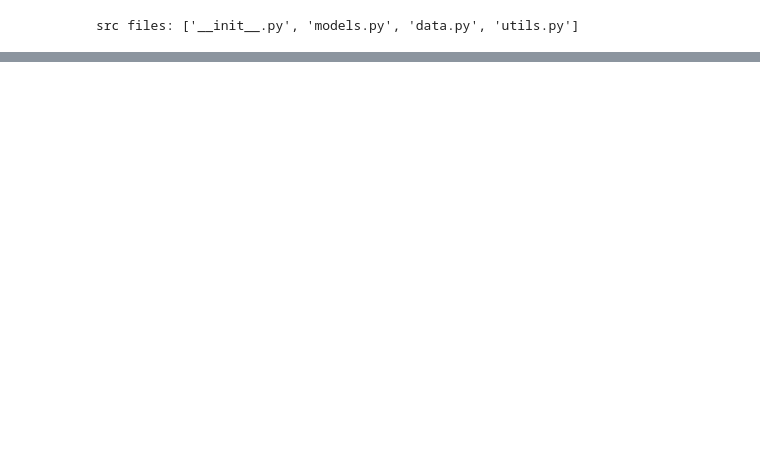
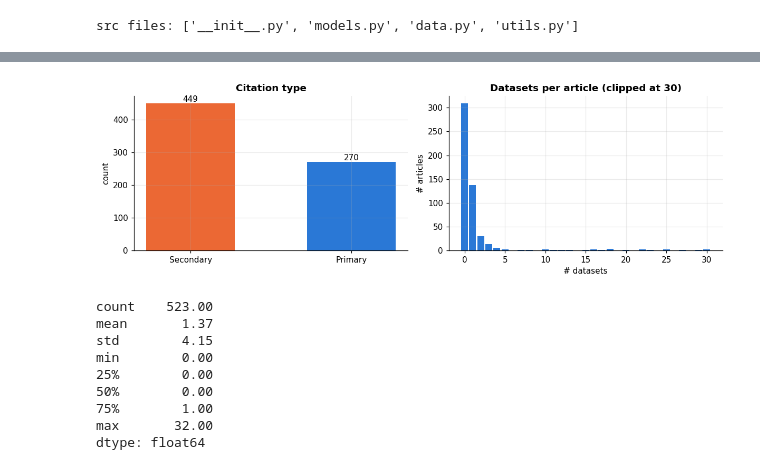
Before and after one commit to ummugulsumciftci/GROUP30_CENG313, a Jupyter notebook: assignment1_eda_baseline.ipynb, the cells around one changed output, grey strips where cells are left out. Cells and saved outputs as stored; diff of their text form; code cells hidden in the pictures; blank space fills up the shorter version.

```diff
--- a/assignment1_eda_baseline.ipynb
+++ b/assignment1_eda_baseline.ipynb
@@ -26,0 +47,20 @@ src files: ['__init__.py', 'models.py', 'data.py', 'utils.py']
+# %%
+#settings
+import time
+import numpy as np, pandas as pd
+import matplotlib.pyplot as plt
+from matplotlib.patches import Patch
+
+from src.data import Paths, find_data_dir, load_labels, scored_labels, list_articles, load_texts, reference_start
+from src.utils import build_candidates, attach_gold, doi_prefix, accession_family, set_seed
+
+set_seed(42)
+pd.set_option("display.max_colwidth", 120)
+
+# one colour per meaning, used in every chart
+C = {"Primary": "#2a78d6", "Secondary": "#eb6834", "None": "#9a9890", "bar": "#2a78d6"}
+plt.rcParams.update({"axes.spines.top": False, "axes.spines.right": False, "axes.grid": True,
+                     "grid.alpha": .25, "figure.dpi": 110, "axes.titleweight": "bold"})
+
+paths = Paths(find_data_dir())
+print("data dir:", paths.root)
@@ -26,0 +83,6 @@ src files: ['__init__.py', 'models.py', 'data.py', 'utils.py']
+# %%
+labels = load_labels(paths)
+gold = scored_labels(labels)            # rows used by the metric (no 'Missing')
+print("label rows:", len(labels), "| articles in labels:", labels.article_id.nunique())
+print("scored tuples (without Missing):", len(gold))
+labels.head(10)
@@ -26,0 +122,25 @@ src files: ['__init__.py', 'models.py', 'data.py', 'utils.py']
+# %%
+fig, ax = plt.subplots(1, 2, figsize=(11, 3.6))
+vc = gold["type"].value_counts()
+ax[0].bar(vc.index, vc.values, color=[C[t] for t in vc.index], width=.55)
+for i, v in enumerate(vc.values):
+    ax[0].text(i, v, f"{v}", ha="center", va="bottom")
+ax[0].set_title("Citation type"); ax[0].set_ylabel("count")
+
+per_art = gold.groupby("article_id").size().reindex(labels.article_id.unique(), fill_value=0)
+bins = np.arange(0, min(per_art.max(), 30) + 2) - .5
+ax[1].hist(per_art.clip(upper=30), bins=bins, color=C["bar"], rwidth=.85)
+ax[1].set_title("Datasets per article (clipped at 30)"); ax[1].set_xlabel("# datasets"); ax[1].set_ylabel("# articles")
+plt.tight_layout(); plt.show()
+print(per_art.describe().round(2))
+# %% [output]
+[figure, added]
+count    523.00
+mean       1.37
+std        4.15
+min        0.00
+25%        0.00
+50%        0.00
+75%        1.00
+max       32.00
+dtype: float64
```
Also changed, not shown: parts of 5 cells of this notebook.
